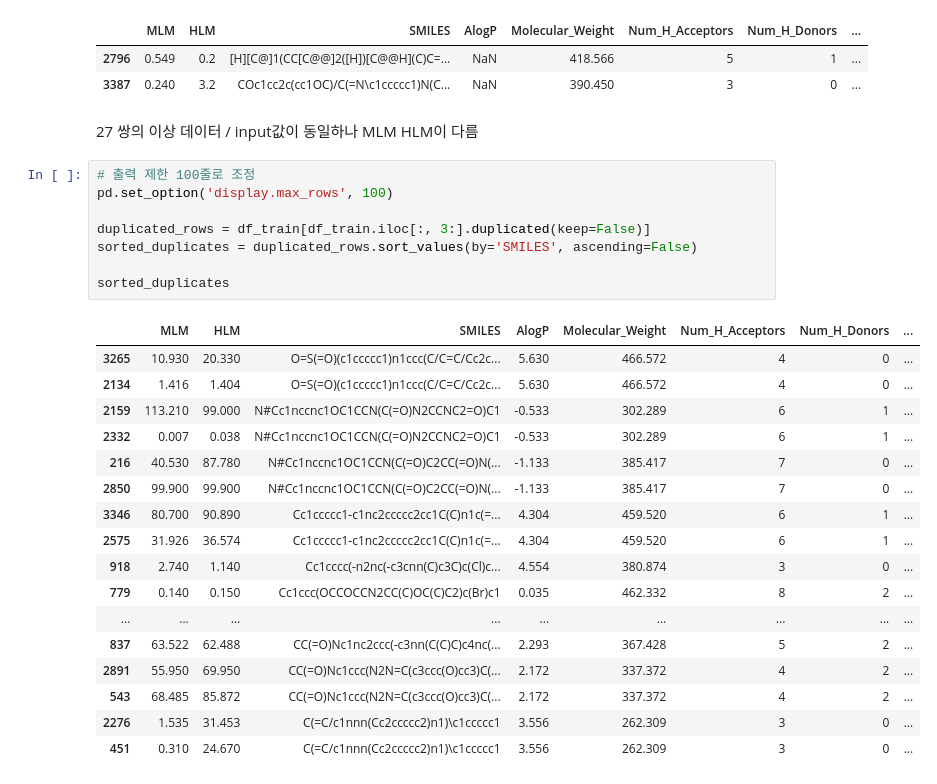
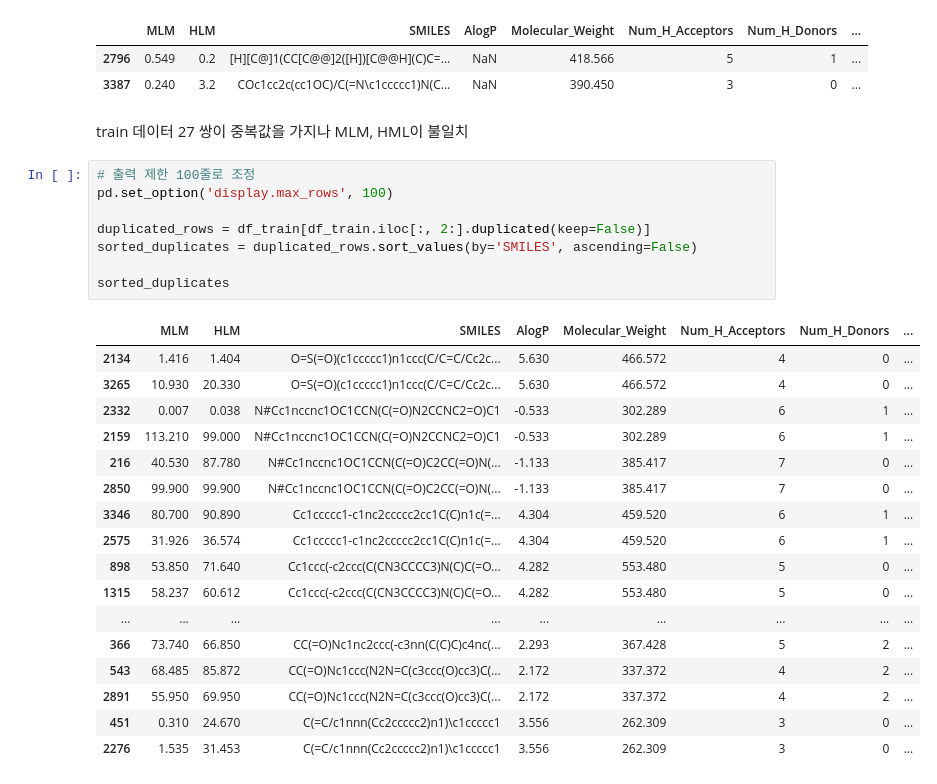
Before and after one commit to AnMyeongGyu/dacon_new_drug, a Jupyter notebook: 00_eda.ipynb, the cells around one changed output. Cells and saved outputs as stored; diff of their text form.

```diff
--- a/00_eda.ipynb
+++ b/00_eda.ipynb
@@ -191,31 +192,31 @@ df_train[df_train.AlogP.isna()]
 |  | MLM | HLM | SMILES | AlogP | Molecular_Weight | Num_H_Acceptors | Num_H_Donors | ... |
 | 2796 | 0.549 | 0.2 | [H][C@]1(CC[C@@]2([H])[C@@H](C)C=... | NaN | 418.566 | 5 | 1 | ... |
 | 3387 | 0.240 | 3.2 | COc1cc2c(cc1OC)/C(=N\c1ccccc1)N(C... | NaN | 390.450 | 3 | 0 | ... |
-# %% [markdown]
-27 쌍의 이상 데이터 / input값이 동일하나 MLM HLM이 다름
+# %% [markdown]
+train 데이터 27 쌍이 중복값을 가지나 MLM, HML이 불일치
 # %%
 # 출력 제한 100줄로 조정
 pd.set_option('display.max_rows', 100)
 
-duplicated_rows = df_train[df_train.iloc[:, 3:].duplicated(keep=False)]
+duplicated_rows = df_train[df_train.iloc[:, 2:].duplicated(keep=False)]
 sorted_duplicates = duplicated_rows.sort_values(by='SMILES', ascending=False)
 
 sorted_duplicates
 # %% [output]
 |  | MLM | HLM | SMILES | AlogP | Molecular_Weight | Num_H_Acceptors | Num_H_Donors | ... |
+| 2134 | 1.416 | 1.404 | O=S(=O)(c1ccccc1)n1ccc(C/C=C/Cc2c... | 5.630 | 466.572 | 4 | 0 | ... |
 | 3265 | 10.930 | 20.330 | O=S(=O)(c1ccccc1)n1ccc(C/C=C/Cc2c... | 5.630 | 466.572 | 4 | 0 | ... |
-| 2134 | 1.416 | 1.404 | O=S(=O)(c1ccccc1)n1ccc(C/C=C/Cc2c... | 5.630 | 466.572 | 4 | 0 | ... |
+| 2332 | 0.007 | 0.038 | N#Cc1nccnc1OC1CCN(C(=O)N2CCNC2=O)C1 | -0.533 | 302.289 | 6 | 1 | ... |
 | 2159 | 113.210 | 99.000 | N#Cc1nccnc1OC1CCN(C(=O)N2CCNC2=O)C1 | -0.533 | 302.289 | 6 | 1 | ... |
-| 2332 | 0.007 | 0.038 | N#Cc1nccnc1OC1CCN(C(=O)N2CCNC2=O)C1 | -0.533 | 302.289 | 6 | 1 | ... |
 | 216 | 40.530 | 87.780 | N#Cc1nccnc1OC1CCN(C(=O)C2CC(=O)N(... | -1.133 | 385.417 | 7 | 0 | ... |
 | 2850 | 99.900 | 99.900 | N#Cc1nccnc1OC1CCN(C(=O)C2CC(=O)N(... | -1.133 | 385.417 | 7 | 0 | ... |
 | 3346 | 80.700 | 90.890 | Cc1ccccc1-c1nc2ccccc2cc1C(C)n1c(=... | 4.304 | 459.520 | 6 | 1 | ... |
 | 2575 | 31.926 | 36.574 | Cc1ccccc1-c1nc2ccccc2cc1C(C)n1c(=... | 4.304 | 459.520 | 6 | 1 | ... |
-| 918 | 2.740 | 1.140 | Cc1cccc(-n2nc(-c3cnn(C)c3C)c(Cl)c... | 4.554 | 380.874 | 3 | 0 | ... |
-| 779 | 0.140 | 0.150 | Cc1ccc(OCCOCCN2CC(C)OC(C)C2)c(Br)c1 | 0.035 | 462.332 | 8 | 2 | ... |
+| 898 | 53.850 | 71.640 | Cc1ccc(-c2ccc(C(CN3CCCC3)N(C)C(=O... | 4.282 | 553.480 | 5 | 0 | ... |
+| 1315 | 58.237 | 60.612 | Cc1ccc(-c2ccc(C(CN3CCCC3)N(C)C(=O... | 4.282 | 553.480 | 5 | 0 | ... |
 | ... | ... | ... | ... | ... | ... | ... | ... | ... |
-| 837 | 63.522 | 62.488 | CC(=O)Nc1nc2ccc(-c3nn(C(C)C)c4nc(... | 2.293 | 367.428 | 5 | 2 | ... |
+| 366 | 73.740 | 66.850 | CC(=O)Nc1nc2ccc(-c3nn(C(C)C)c4nc(... | 2.293 | 367.428 | 5 | 2 | ... |
+| 543 | 68.485 | 85.872 | CC(=O)Nc1ccc(N2N=C(c3ccc(O)cc3)C(... | 2.172 | 337.372 | 4 | 2 | ... |
 | 2891 | 55.950 | 69.950 | CC(=O)Nc1ccc(N2N=C(c3ccc(O)cc3)C(... | 2.172 | 337.372 | 4 | 2 | ... |
-| 543 | 68.485 | 85.872 | CC(=O)Nc1ccc(N2N=C(c3ccc(O)cc3)C(... | 2.172 | 337.372 | 4 | 2 | ... |
+| 451 | 0.310 | 24.670 | C(=C/c1nnn(Cc2ccccc2)n1)\c1ccccc1 | 3.556 | 262.309 | 3 | 0 | ... |
 | 2276 | 1.535 | 31.453 | C(=C/c1nnn(Cc2ccccc2)n1)\c1ccccc1 | 3.556 | 262.309 | 3 | 0 | ... |
-| 451 | 0.310 | 24.670 | C(=C/c1nnn(Cc2ccccc2)n1)\c1ccccc1 | 3.556 | 262.309 | 3 | 0 | ... |
```
Also changed, not shown: parts of 16 cells of this notebook, 1 other file.
